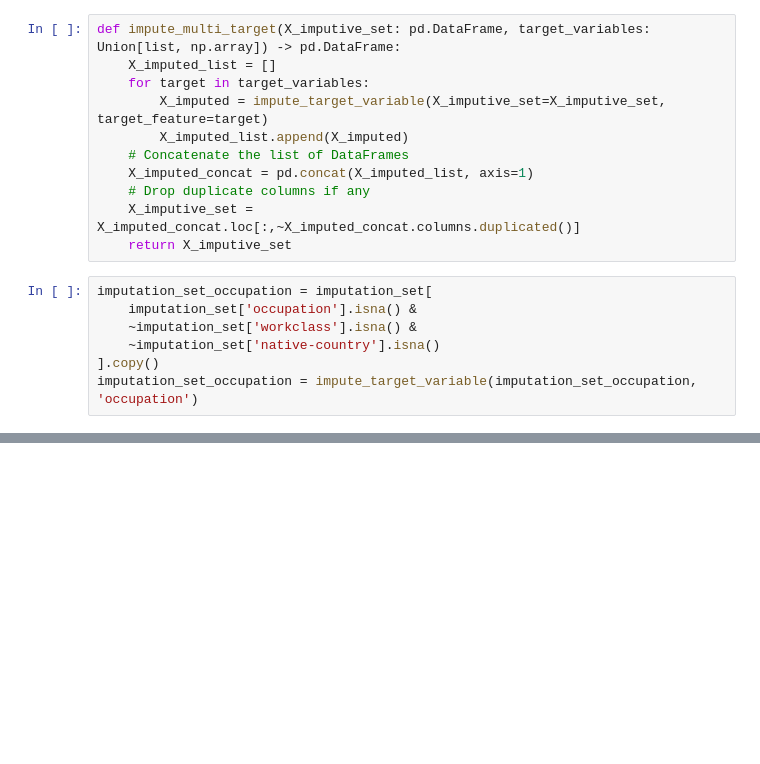
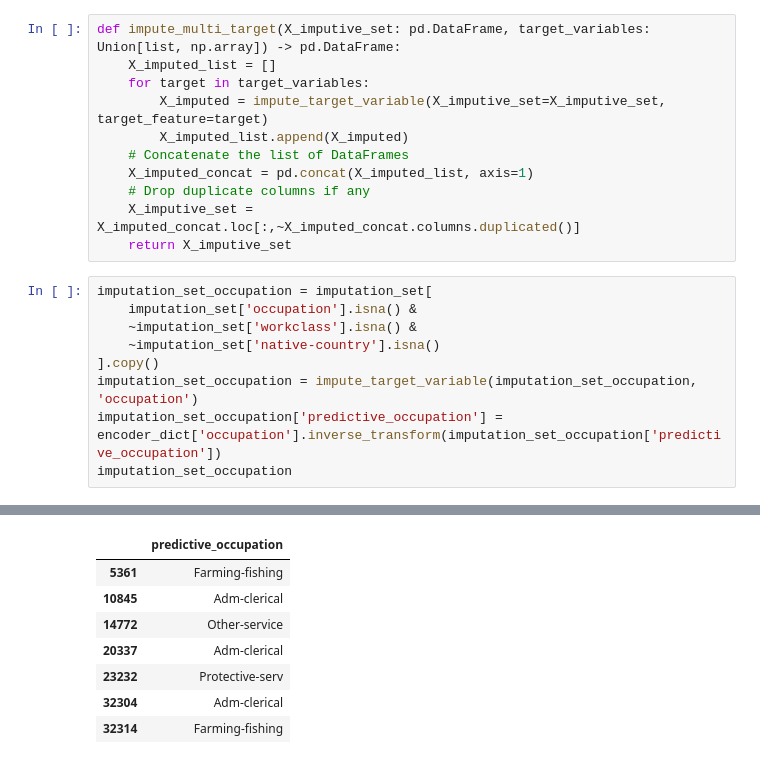
Before and after one commit to Safir-Mehdi/ML_Pipeline_Project, a Jupyter notebook: notebooks/HendlingMissingValues.ipynb, the cells around one changed output, grey strips where cells are left out. Cells and saved outputs as stored; diff of their text form; blank space fills up the shorter version.

```diff
--- a/notebooks/HendlingMissingValues.ipynb
+++ b/notebooks/HendlingMissingValues.ipynb
@@ -833,5 +858,7 @@ imputation_set_occupation = imputation_set[
     ~imputation_set['native-country'].isna()
 ].copy()
 imputation_set_occupation = impute_target_variable(imputation_set_occupation, 'occupation')
+imputation_set_occupation['predictive_occupation'] = encoder_dict['occupation'].inverse_transform(imputation_set_occupation['predictive_occupation'])
+imputation_set_occupation
 # %% [output]
 [Parallel(n_jobs=8)]: Using backend ThreadingBackend with 8 concurrent workers.
@@ -840,0 +868,8 @@ imputation_set_occupation = impute_target_variable(imputation_set_occupation, 'o
+|  | predictive_occupation |
+| 5361 | Farming-fishing |
+| 10845 | Adm-clerical |
+| 14772 | Other-service |
+| 20337 | Adm-clerical |
+| 23232 | Protective-serv |
+| 32304 | Adm-clerical |
+| 32314 | Farming-fishing |
```
Also changed, not shown: parts of 35 cells of this notebook.
